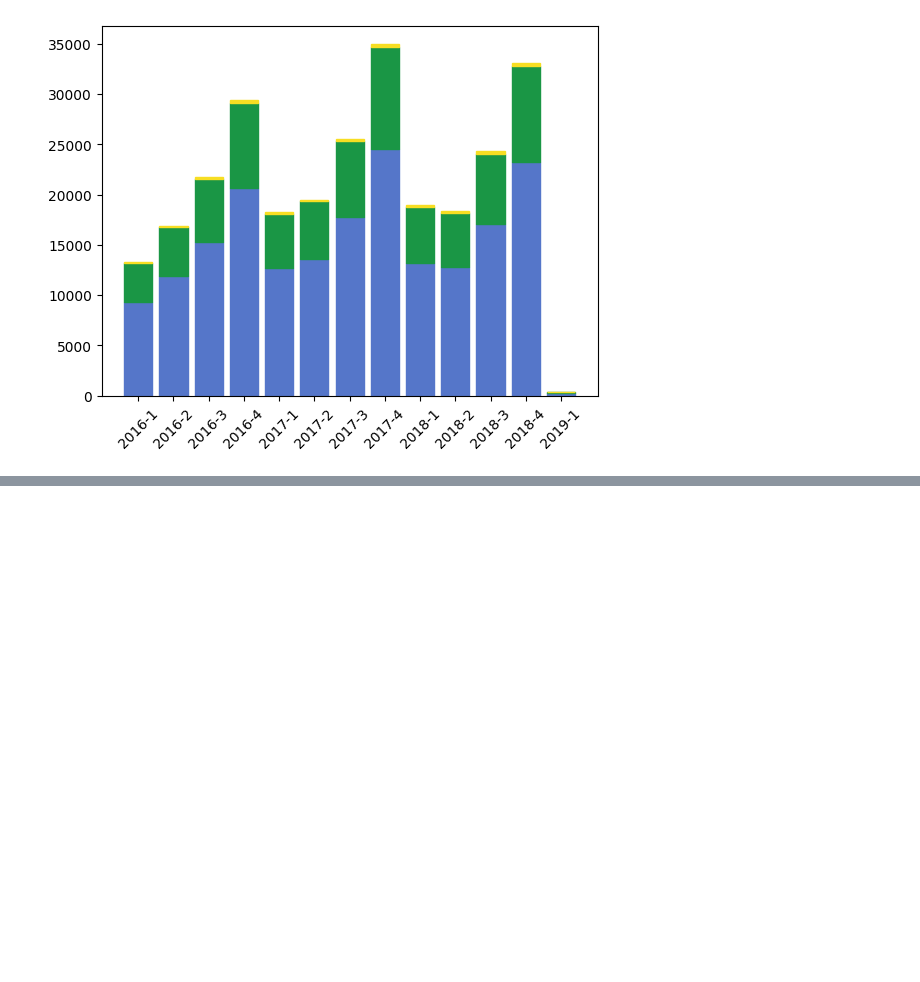
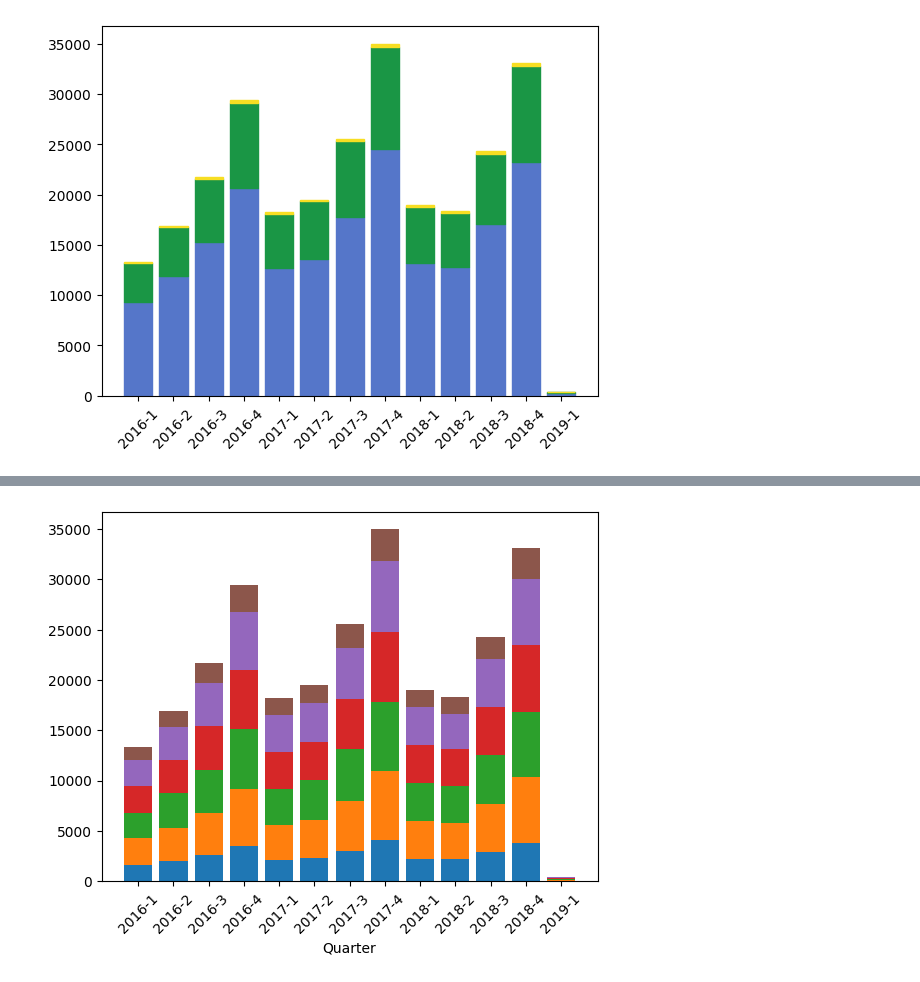
Before and after one commit to nureinumeya1999/Cab-Investment, a Jupyter notebook: src/EDA.ipynb, the cells around one changed output, grey strips where cells are left out. Drawn from its saved outputs; the diff is of its cells as text; code cells hidden in the pictures; blank space fills up the shorter version.

```diff
--- a/src/EDA.ipynb
+++ b/src/EDA.ipynb
@@ -204,6 +210,8 @@ def getAgeGroup(age):
         return '65+'
 # %%
 df['Age Group'] = df['Age'].apply(lambda x: getAgeGroup(x))
+# %%
+salary_groups = ['0-5000', '5000-10000', '10000-15000', '15000-20000', '20000-25000', '25000+']
 # %%
 def getSalaryGroup(salary):
     if 0 <= salary <= 5000:
@@ -451,0 +464,14 @@ plt.show()
+# %%
+psd, ysd = getTransactionsPerQuarter(yellow, 'String Quarter', 'Salary Group'), getTransactionsPerQuarter(pink, 'String Quarter', 'Salary Group')
+# %%
+psdGroups = [psd.loc[psd['Salary Group'] == salary_group] for salary_group in salary_groups]
+ysdGroups = [ysd.loc[ysd['Salary Group'] == salary_group] for salary_group in salary_groups]
+# %%
+for i in range(len(psdGroups)):
+    plt.bar(psdGroups[i]['String Quarter'], psdGroups[i]['Transaction ID'], bottom=np.sum([np.array(prev['Transaction ID']) for prev in psdGroups[:i]], axis=0))
+
+plt.xlabel('Quarter')
+plt.xticks(rotation=45)
+plt.show()
+# %% [output]
+[figure, added]
```
Also changed, not shown: parts of 23 cells of this notebook.
